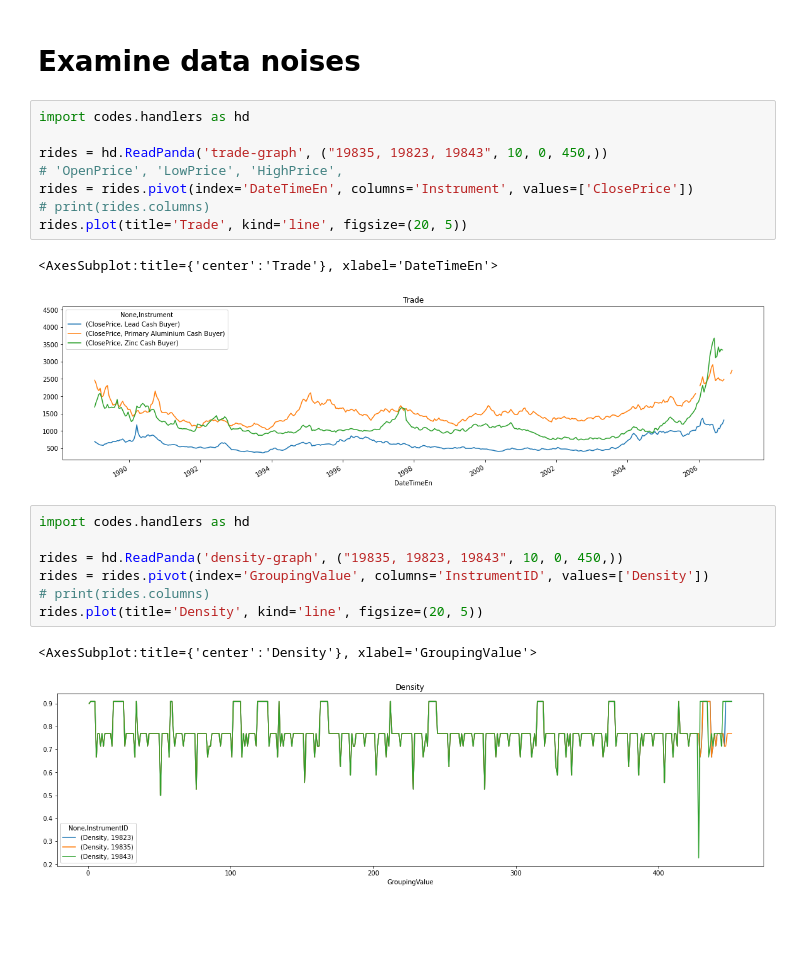
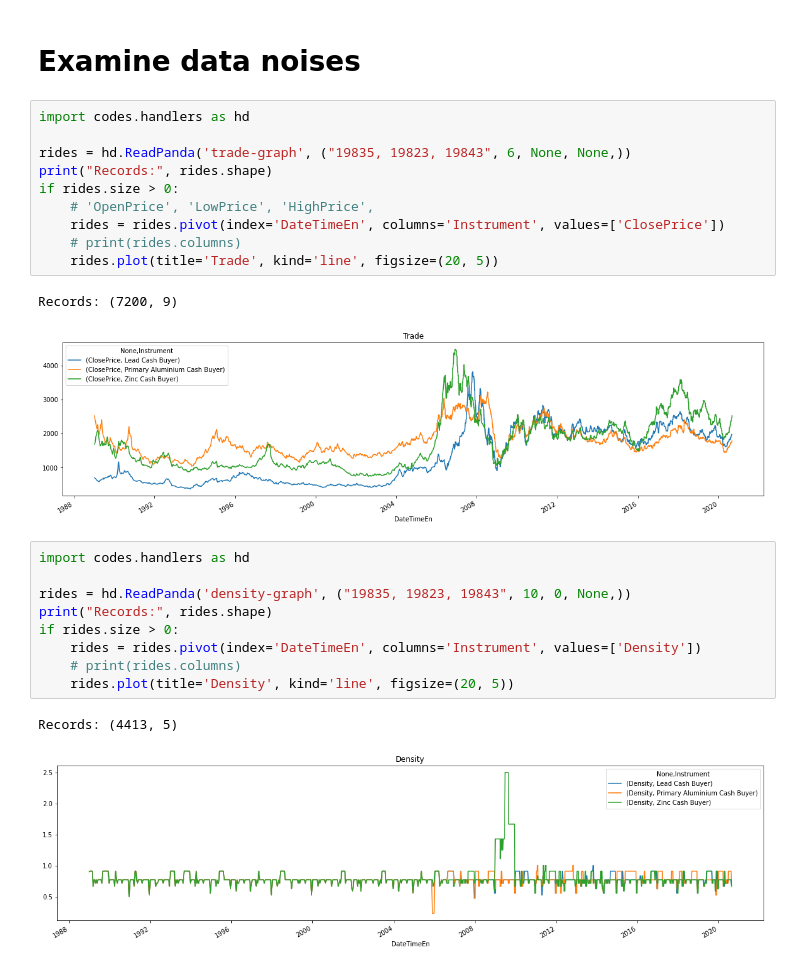
Before and after one commit to h-nargesi/Stock-Estimation, a Jupyter notebook: Jiringi/Python/data-noise.ipynb, the cells around one changed output. Cells and saved outputs as stored; diff of their text form; blank space fills up the shorter version.

Commit message:
More noise and duplicated records

```diff
--- a/Jiringi/Python/data-noise.ipynb
+++ b/Jiringi/Python/data-noise.ipynb
@@ -3,24 +3,28 @@
 # %%
 import codes.handlers as hd
 
-rides = hd.ReadPanda('trade-graph', ("19835, 19823, 19843", 10, 0, 450,))
-# 'OpenPrice', 'LowPrice', 'HighPrice',
-rides = rides.pivot(index='DateTimeEn', columns='Instrument', values=['ClosePrice'])
-# print(rides.columns)
-rides.plot(title='Trade', kind='line', figsize=(20, 5))
+rides = hd.ReadPanda('trade-graph', ("19835, 19823, 19843", 6, None, None,))
+print("Records:", rides.shape)
+if rides.size > 0:
+    # 'OpenPrice', 'LowPrice', 'HighPrice',
+    rides = rides.pivot(index='DateTimeEn', columns='Instrument', values=['ClosePrice'])
+    # print(rides.columns)
+    rides.plot(title='Trade', kind='line', figsize=(20, 5))
 # %% [output]
-<AxesSubplot:title={'center':'Trade'}, xlabel='DateTimeEn'>
+Records: (7200, 9)
-[figure, old version]
+[figure, new version]
 # %%
 import codes.handlers as hd
 
-rides = hd.ReadPanda('density-graph', ("19835, 19823, 19843", 10, 0, 450,))
-rides = rides.pivot(index='GroupingValue', columns='InstrumentID', values=['Density'])
-# print(rides.columns)
-rides.plot(title='Density', kind='line', figsize=(20, 5))
+rides = hd.ReadPanda('density-graph', ("19835, 19823, 19843", 10, 0, None,))
+print("Records:", rides.shape)
+if rides.size > 0:
+    rides = rides.pivot(index='DateTimeEn', columns='Instrument', values=['Density'])
+    # print(rides.columns)
+    rides.plot(title='Density', kind='line', figsize=(20, 5))
 # %% [output]
-<AxesSubplot:title={'center':'Density'}, xlabel='GroupingValue'>
+Records: (4413, 5)
-[figure, old version]
+[figure, new version]
 # %%
 import codes.handlers as hd
 
```
Also changed, not shown: parts of 2 cells of this notebook, 4 other files.
